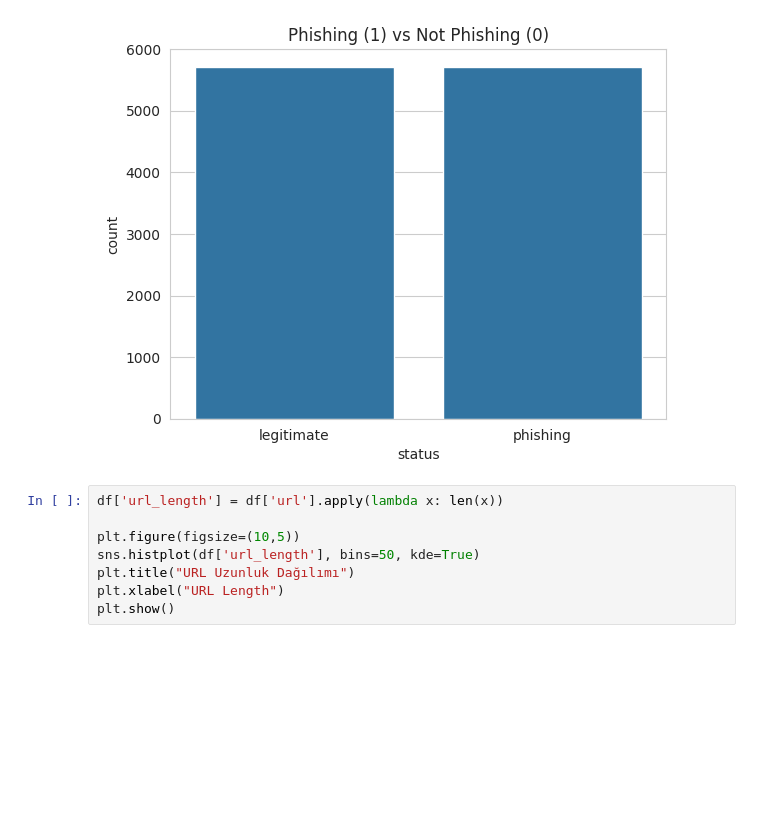
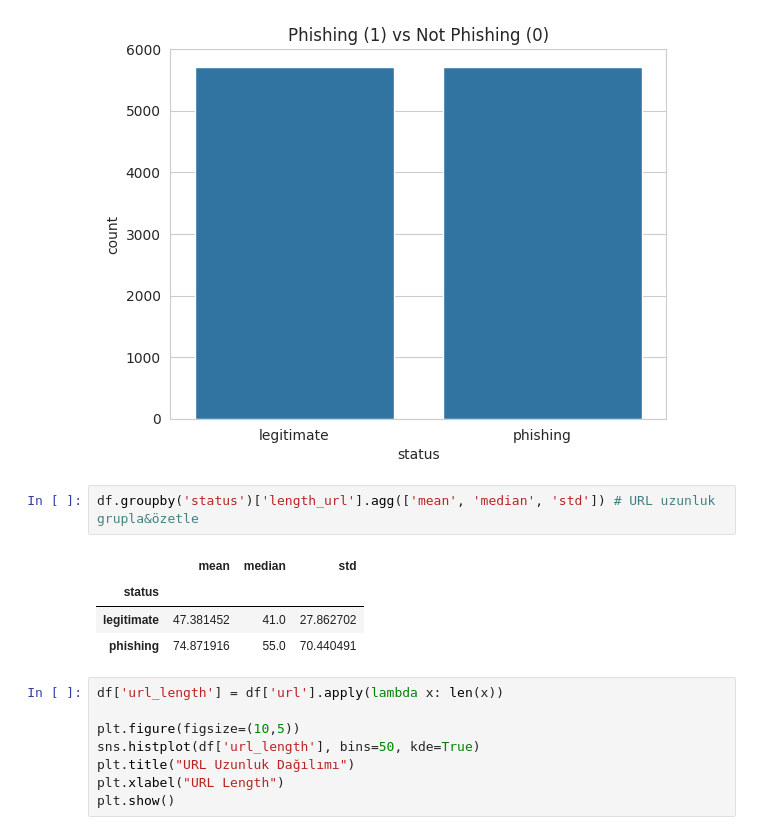
Before and after one commit to betulcetin/phishing-url-analysis, a Jupyter notebook: phishing_url_analysis.ipynb, the cells around one changed output. Drawn from its saved outputs; the diff is of its cells as text; blank space fills up the shorter version.

```diff
--- a/phishing_url_analysis.ipynb
+++ b/phishing_url_analysis.ipynb
@@ -94,6 +94,13 @@ plt.title("Phishing (1) vs Not Phishing (0)")
 plt.show()
 # %% [output]
 [figure]
+# %%
+df.groupby('status')['length_url'].agg(['mean', 'median', 'std']) # URL uzunluk grupla&özetle
+# %% [output]
+|  | mean | median | std |
+| status |  |  |  |
+| legitimate | 47.381452 | 41.0 | 27.862702 |
+| phishing | 74.871916 | 55.0 | 70.440491 |
 # %%
 df['url_length'] = df['url'].apply(lambda x: len(x))
 
```
Also changed, not shown: parts of 4 cells of this notebook.
